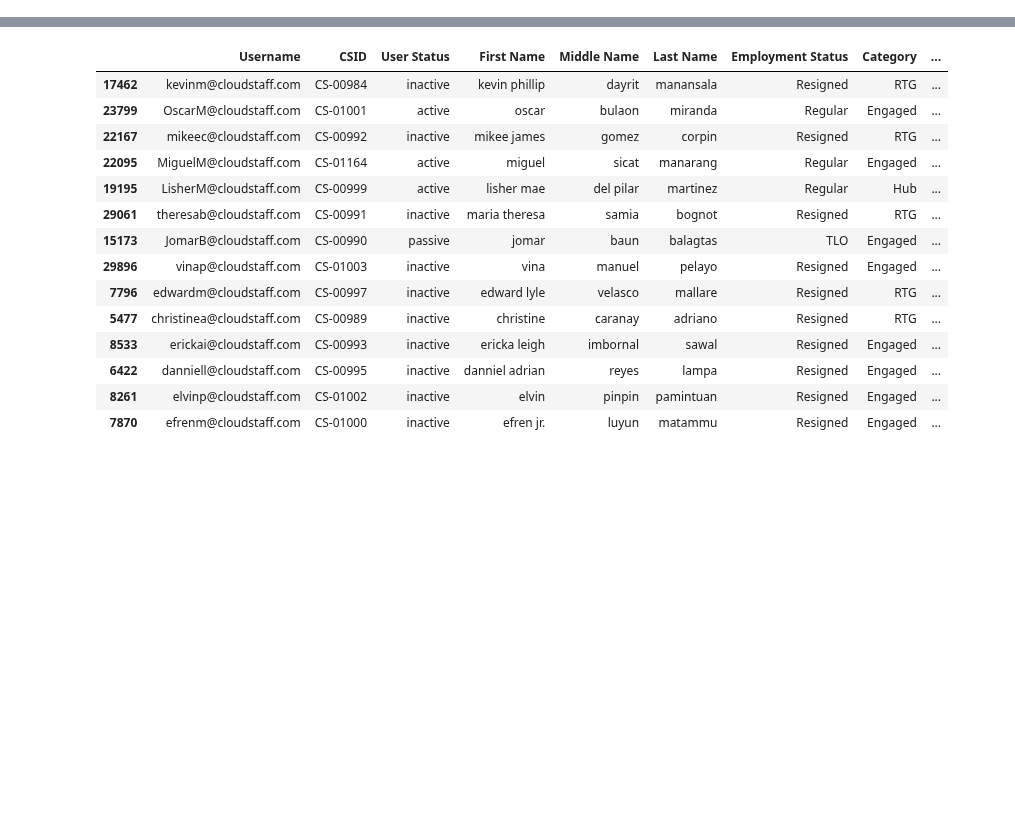
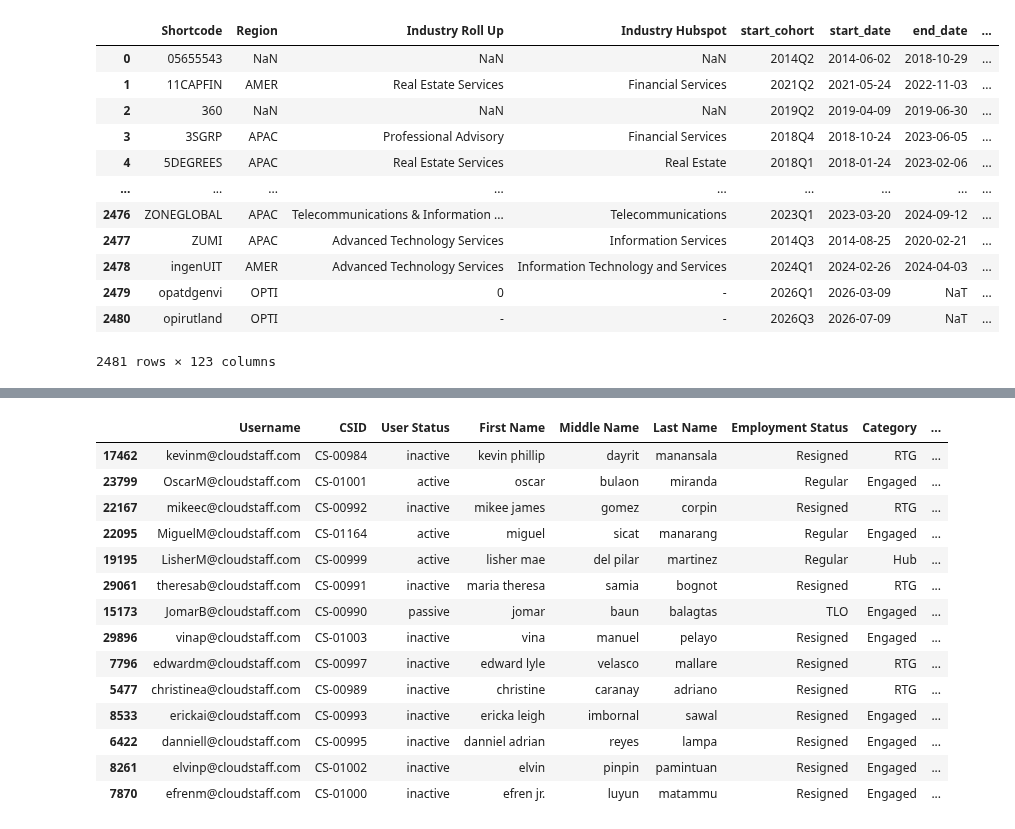
Before and after one commit to fonso-p/cloudstaff_dev, a Jupyter notebook: Disengagement/SC_disengagement.ipynb, the cells around one changed output, grey strips where cells are left out. Saved outputs shown, nothing was run; the diff lists cells and outputs as text; code cells hidden in the pictures; blank space fills up the shorter version.

```diff
--- a/Disengagement/SC_disengagement.ipynb
+++ b/Disengagement/SC_disengagement.ipynb
@@ -29,5 +19,5 @@ sc_engagement = sc_engagement_raw.copy()
 sc_engagement['engagement_date'] = pd.to_datetime(sc_engagement['Engagement Date'])
 sc_engagement['disengagement_date'] = pd.to_datetime(sc_engagement['Disengagement Date'], errors="coerce").fillna(today)
 
-mystaff_cols = ['Shortcode', 'Region', 'Industry Roll Up', 'Industry Hubspot']
+mystaff_cols = ['Shortcode', 'Region', 'Industry Roll Up', 'Industry Hubspot', 'Custom_Division (Hubspot)']
 mystaff = mystaff_raw[mystaff_cols].copy()
@@ -338,0 +936,16 @@ SignificanceResult(statistic=np.float64(2.875), pvalue=np.float64(0.278737871230
+# %%
+summary
+# %% [output]
+|  | Shortcode | Region | Industry Roll Up | Industry Hubspot | start_cohort | start_date | end_date | ... |
+| 0 | 05655543 | NaN | NaN | NaN | 2014Q2 | 2014-06-02 | 2018-10-29 | ... |
+| 1 | 11CAPFIN | AMER | Real Estate Services | Financial Services | 2021Q2 | 2021-05-24 | 2022-11-03 | ... |
+| 2 | 360 | NaN | NaN | NaN | 2019Q2 | 2019-04-09 | 2019-06-30 | ... |
+| 3 | 3SGRP | APAC | Professional Advisory | Financial Services | 2018Q4 | 2018-10-24 | 2023-06-05 | ... |
+| 4 | 5DEGREES | APAC | Real Estate Services | Real Estate | 2018Q1 | 2018-01-24 | 2023-02-06 | ... |
+| ... | ... | ... | ... | ... | ... | ... | ... | ... |
+| 2476 | ZONEGLOBAL | APAC | Telecommunications & Information ... | Telecommunications | 2023Q1 | 2023-03-20 | 2024-09-12 | ... |
+| 2477 | ZUMI | APAC | Advanced Technology Services | Information Services | 2014Q3 | 2014-08-25 | 2020-02-21 | ... |
+| 2478 | ingenUIT | AMER | Advanced Technology Services | Information Technology and Services | 2024Q1 | 2024-02-26 | 2024-04-03 | ... |
+| 2479 | opatdgenvi | OPTI | 0 | - | 2026Q1 | 2026-03-09 | NaT | ... |
+| 2480 | opirutland | OPTI | - | - | 2026Q3 | 2026-07-09 | NaT | ... |
+2481 rows × 123 columns
```
Also changed, not shown: parts of 30 cells of this notebook, 5 other files.
